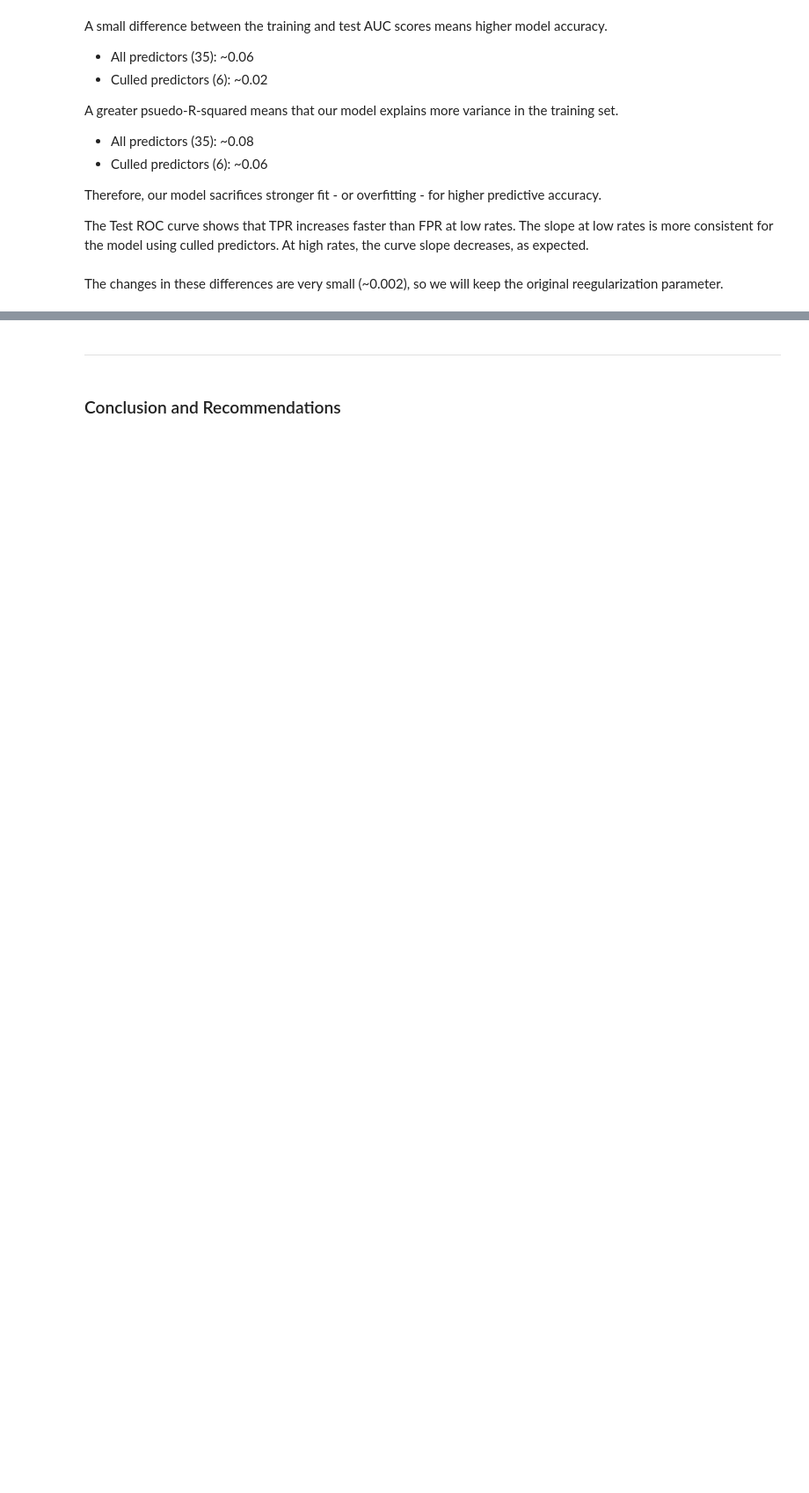
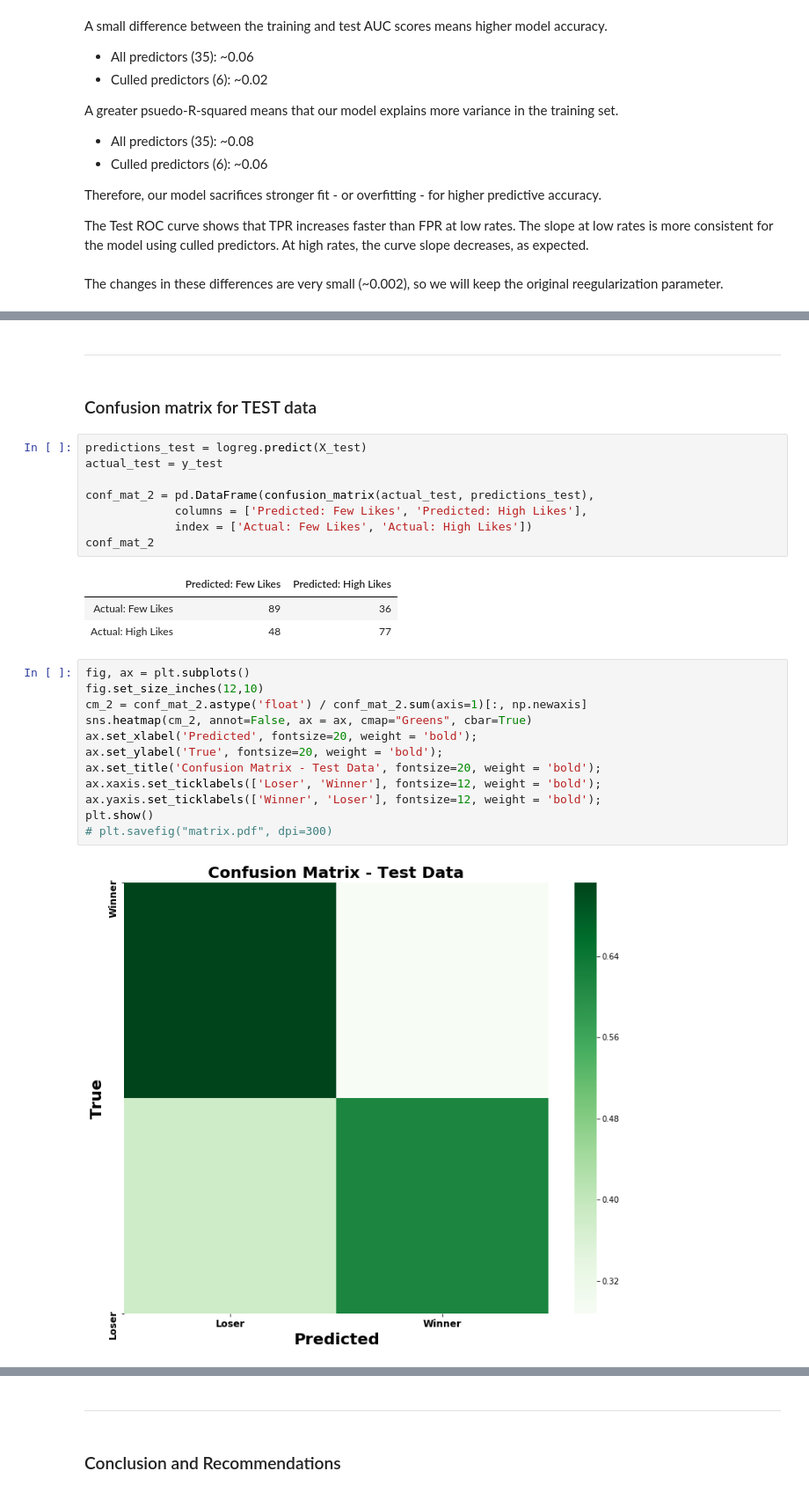
Before and after one commit to alexwcheng/recipe-webpage-ads, a Jupyter notebook: Logistic_Regression_Final/Logistic Regression Modeling.ipynb, the cells around one changed output, grey strips where cells are left out. Shown at 88% size. Saved outputs shown, nothing was run; the diff lists cells and outputs as text; blank space fills up the shorter version.

```diff
--- a/Logistic_Regression_Final/Logistic Regression Modeling.ipynb
+++ b/Logistic_Regression_Final/Logistic Regression Modeling.ipynb
@@ -376,0 +362,30 @@ plt.show()
+# %% [markdown]
+___
+# %% [markdown]
+### Confusion matrix for TEST data
+# %%
+predictions_test = logreg.predict(X_test)
+actual_test = y_test
+
+conf_mat_2 = pd.DataFrame(confusion_matrix(actual_test, predictions_test),
+             columns = ['Predicted: Few Likes', 'Predicted: High Likes'],
+             index = ['Actual: Few Likes', 'Actual: High Likes'])
+conf_mat_2
+# %% [output]
+|  | Predicted: Few Likes | Predicted: High Likes |
+| Actual: Few Likes | 89 | 36 |
+| Actual: High Likes | 48 | 77 |
+# %%
+fig, ax = plt.subplots()
+fig.set_size_inches(12,10)
+cm_2 = conf_mat_2.astype('float') / conf_mat_2.sum(axis=1)[:, np.newaxis]
+sns.heatmap(cm_2, annot=False, ax = ax, cmap="Greens", cbar=True)
+ax.set_xlabel('Predicted', fontsize=20, weight = 'bold');
+ax.set_ylabel('True', fontsize=20, weight = 'bold');
+ax.set_title('Confusion Matrix - Test Data', fontsize=20, weight = 'bold');
+ax.xaxis.set_ticklabels(['Loser', 'Winner'], fontsize=12, weight = 'bold');
+ax.yaxis.set_ticklabels(['Winner', 'Loser'], fontsize=12, weight = 'bold');
+plt.show()
+# plt.savefig("matrix.pdf", dpi=300)
+# %% [output]
+[figure, added]
```
Also changed, not shown: parts of 17 cells of this notebook, 1 other file.
